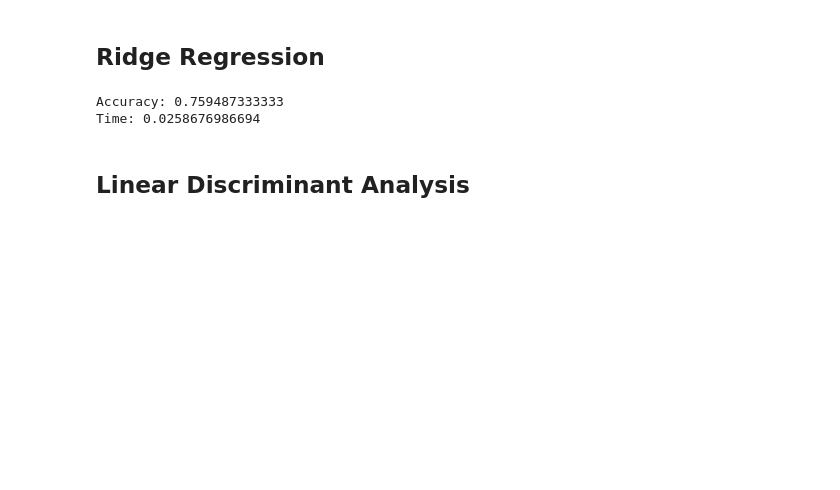
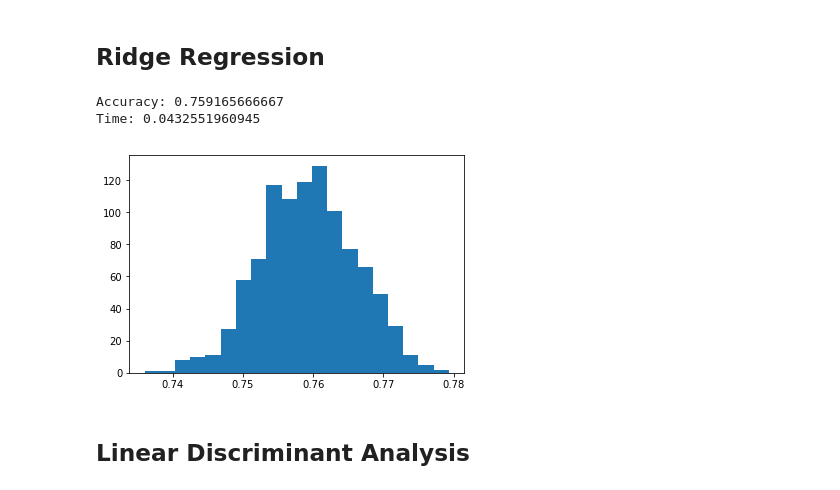
Before and after one commit to a-morr/nbacme, a Jupyter notebook: Algorithm_Discussion.ipynb, the cells around one changed output. Cells and saved outputs as stored; diff of their text form; code cells hidden in the pictures; blank space fills up the shorter version.

```diff
--- a/Algorithm_Discussion.ipynb
+++ b/Algorithm_Discussion.ipynb
@@ -133,12 +138,14 @@ Time: 0.0323814530373
 # %%
 from sklearn.linear_model import Ridge as ri
 
 skRidge = ri()
-rid_reg = runAlgorithm(model,trials = 500)
+rid_reg = runAlgorithm(model,trials = 1000)
 print 'Accuracy: {}\nTime: {}'.format(*rid_reg[0])
+plotDist(rid_reg[1], 20)
 # %% [output]
-Accuracy: 0.759487333333
-Time: 0.0258676986694
+Accuracy: 0.759165666667
+Time: 0.0432551960945
+[figure, added]
 # %% [markdown]
 ## Linear Discriminant Analysis
 # %%
```
Also changed, not shown: parts of 24 cells of this notebook.
